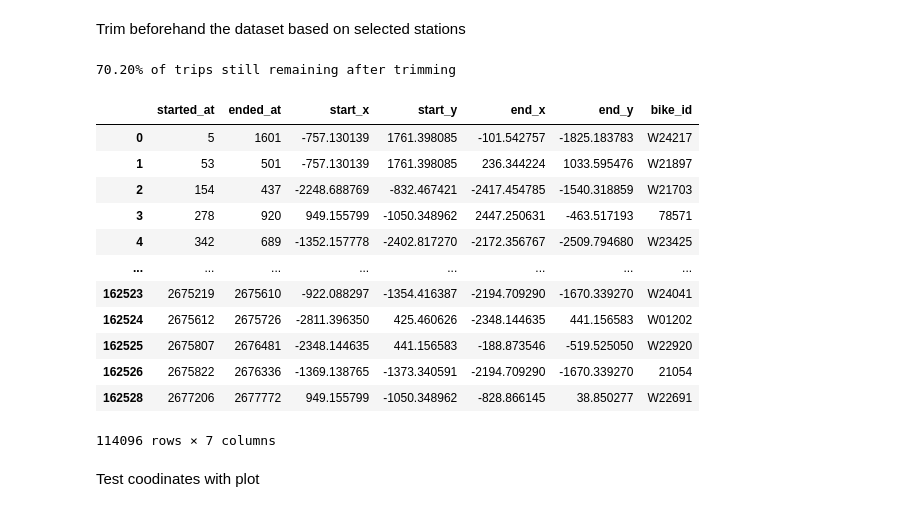
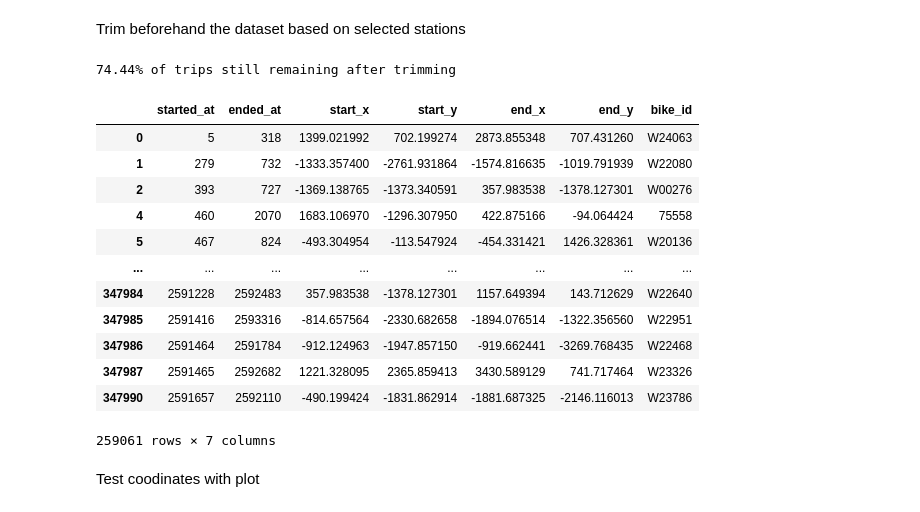
Before and after one commit to non-det-alle/bikesdata, a Jupyter notebook: prepare-dataset.ipynb, the cells around one changed output. Drawn from its saved outputs; the diff is of its cells as text; code cells hidden in the pictures.

Commit message:
04/2019 dataset + error fix cause by DataFrameGroupBy.mean defaulting to numeric_only = False

```diff
--- a/prepare-dataset.ipynb
+++ b/prepare-dataset.ipynb
@@ -41,7 +41,7 @@ Load datasets up to 03/2020 as they still contain the bike id associated to each
 
 (here we can concatenate more than one)
 # %%
-months = ['202003']
+months = ['201904']
 trips_dataset = extract_to_df(months)
 trips_dataset
 # %% [output]
@@ -284,47 +288,47 @@ Trim beforehand the dataset based on selected stations
 df = trips_dataset.drop(columns=['Duration', 'Start station',
                                  'End station', 'Member type']).dropna()
 df.columns = ['started_at',	'ended_at',
               'start_station_id', 'end_station_id', 'bike_id']
 og_len = len(df)  # save initial size
 # load trimmed stations coordinates
 stations = pd.read_csv('202004-stations-cartesian.csv').set_index('station_id')
 # trim down trips that are not between station
 df = df[(df['start_station_id'].isin(stations.index))
         & (df['end_station_id'].isin(stations.index))]
 # join stations coordinates
 df = df.join(stations.rename(
     columns={'x': 'start_x', 'y': 'start_y'}), 'start_station_id').dropna()
 df = df.join(stations.rename(
     columns={'x': 'end_x', 'y': 'end_y'}), 'end_station_id').dropna()
 # ditch unnecessary columns
 df = df[['started_at', 'ended_at', 'start_x',
          'start_y', 'end_x', 'end_y', 'bike_id']]
 # convert datetime columns to Unix time
 t_zero = pd.Timestamp(df['started_at'].min()) - pd.Timedelta('5s')
 df['started_at'] = (pd.to_datetime(df['started_at']) -
                     t_zero) // pd.Timedelta('1s')
 df['ended_at'] = (pd.to_datetime(df['ended_at']) -
                   t_zero) // pd.Timedelta('1s')
 df = df.sort_values(by='started_at')
 # to file
-df.to_csv('202003-ns3-biketrips.csv', index=False)
+df.to_csv('201904-ns3-biketrips.csv', index=False)
 print(f"{len(df)/og_len*100:.2f}% of trips still remaining after trimming")
 df
 # %% [output]
-70.20% of trips still remaining after trimming
+74.44% of trips still remaining after trimming
 |  | started_at | ended_at | start_x | start_y | end_x | end_y | bike_id |
-| 0 | 5 | 1601 | -757.130139 | 1761.398085 | -101.542757 | -1825.183783 | W24217 |
-| 1 | 53 | 501 | -757.130139 | 1761.398085 | 236.344224 | 1033.595476 | W21897 |
-| 2 | 154 | 437 | -2248.688769 | -832.467421 | -2417.454785 | -1540.318859 | W21703 |
-| 3 | 278 | 920 | 949.155799 | -1050.348962 | 2447.250631 | -463.517193 | 78571 |
-| 4 | 342 | 689 | -1352.157778 | -2402.817270 | -2172.356767 | -2509.794680 | W23425 |
+| 0 | 5 | 318 | 1399.021992 | 702.199274 | 2873.855348 | 707.431260 | W24063 |
+| 1 | 279 | 732 | -1333.357400 | -2761.931864 | -1574.816635 | -1019.791939 | W22080 |
+| 2 | 393 | 727 | -1369.138765 | -1373.340591 | 357.983538 | -1378.127301 | W00276 |
+| 4 | 460 | 2070 | 1683.106970 | -1296.307950 | 422.875166 | -94.064424 | 75558 |
+| 5 | 467 | 824 | -493.304954 | -113.547924 | -454.331421 | 1426.328361 | W20136 |
 | ... | ... | ... | ... | ... | ... | ... | ... |
-| 162523 | 2675219 | 2675610 | -922.088297 | -1354.416387 | -2194.709290 | -1670.339270 | W24041 |
-| 162524 | 2675612 | 2675726 | -2811.396350 | 425.460626 | -2348.144635 | 441.156583 | W01202 |
-| 162525 | 2675807 | 2676481 | -2348.144635 | 441.156583 | -188.873546 | -519.525050 | W22920 |
-| 162526 | 2675822 | 2676336 | -1369.138765 | -1373.340591 | -2194.709290 | -1670.339270 | 21054 |
-| 162528 | 2677206 | 2677772 | 949.155799 | -1050.348962 | -828.866145 | 38.850277 | W22691 |
+| 347984 | 2591228 | 2592483 | 357.983538 | -1378.127301 | 1157.649394 | 143.712629 | W22640 |
+| 347985 | 2591416 | 2593316 | -814.657564 | -2330.682658 | -1894.076514 | -1322.356560 | W22951 |
+| 347986 | 2591464 | 2591784 | -912.124963 | -1947.857150 | -919.662441 | -3269.768435 | W22468 |
+| 347987 | 2591465 | 2592682 | 1221.328095 | 2365.859413 | 3430.589129 | 741.717464 | W23326 |
+| 347990 | 2591657 | 2592110 | -490.199424 | -1831.862914 | -1881.687325 | -2146.116013 | W23786 |
-114096 rows × 7 columns
+259061 rows × 7 columns
 # %% [markdown]
 Test coodinates with plot
 # %%
```
Also changed, not shown: parts of 3 cells of this notebook, 1 other file.
